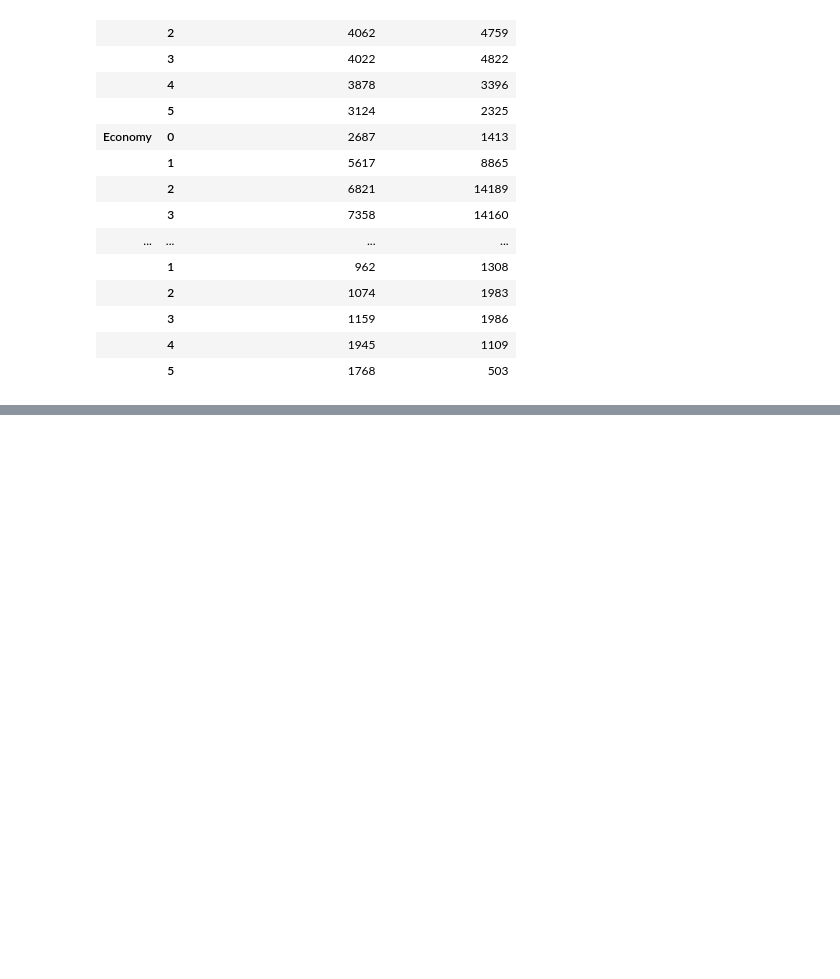
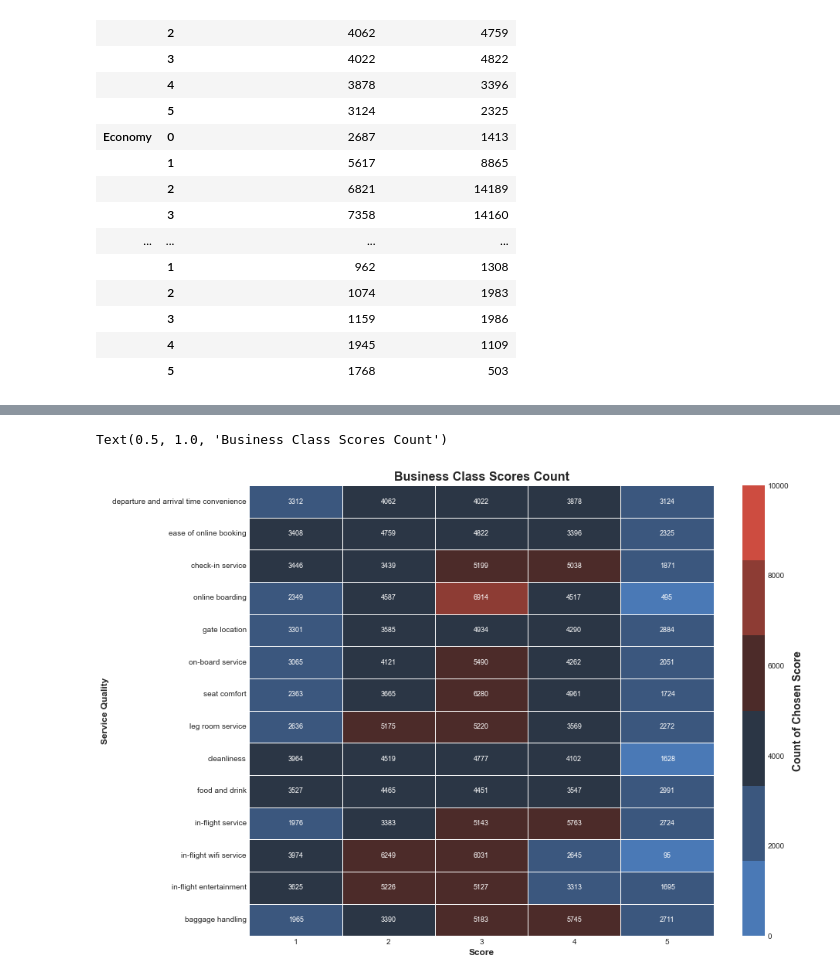
Before and after one commit to Coded123/Maven-Analytics-Airlines-Challenge, a Jupyter notebook: Maven_airline_data_analysis.ipynb, the cells around one changed output, grey strips where cells are left out. Saved outputs shown, nothing was run; the diff lists cells and outputs as text; code cells hidden in the pictures; blank space fills up the shorter version.

```diff
--- a/Maven_airline_data_analysis.ipynb
+++ b/Maven_airline_data_analysis.ipynb
@@ -198,3 +198,6 @@ sat_class.agg({'departure and arrival time convenience': 'value_counts', 'ease o
 |  | 3 | 1159 | 1986 |
 |  | 4 | 1945 | 1109 |
 |  | 5 | 1768 | 503 |
+# %%
+business_heatmap = df.groupby(['satisfaction', 'class']).agg({i:'value_counts' for i in df.columns[9:23]}).loc['Neutral or Dissatisfied'].loc['Business'].iloc[1:6].replace(np.nan,0).transpose()
+business_heatmap
@@ -200,0 +220,11 @@ sat_class.agg({'departure and arrival time convenience': 'value_counts', 'ease o
+# %%
+palette = sns.diverging_palette(250, 15, s=70, l=50 , n=6, center='dark')
+fig, ax = plt.subplots(figsize=(12,10))
+ax = sns.heatmap(business_heatmap, linewidths=1, annot=True, fmt='0.0f',annot_kws={'size': 9}, cmap = palette , vmin=0,vmax=10000,)
+ax.collections[0].colorbar.set_label('Count of Chosen Score', fontsize = 14, weight = 'semibold', )
+plt.xlabel('Score', fontsize = 12, weight = 'semibold')
+plt.ylabel('Service Quality',fontsize = 12, weight = 'semibold')
+plt.title('Business Class Scores Count', fontsize = 16, weight = 'semibold')
+# %% [output]
+Text(0.5, 1.0, 'Business Class Scores Count')
+[figure, added]
```
Also changed, not shown: parts of 7 cells of this notebook, 1 other file.
